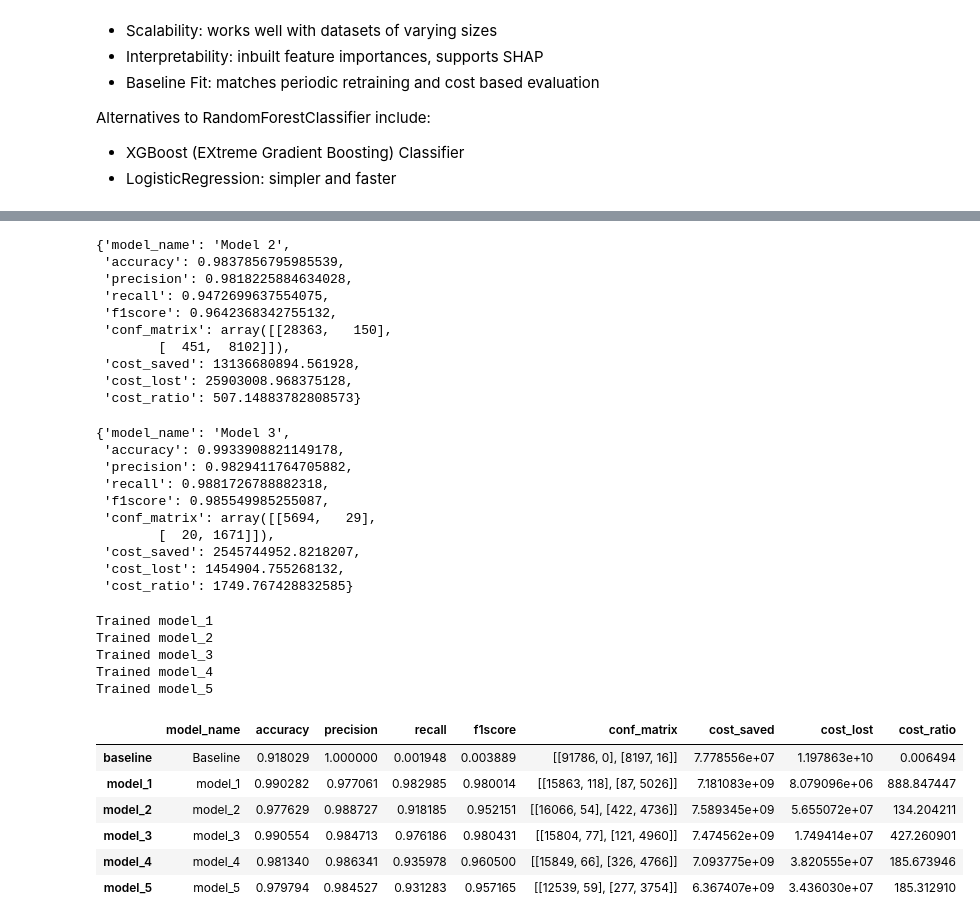
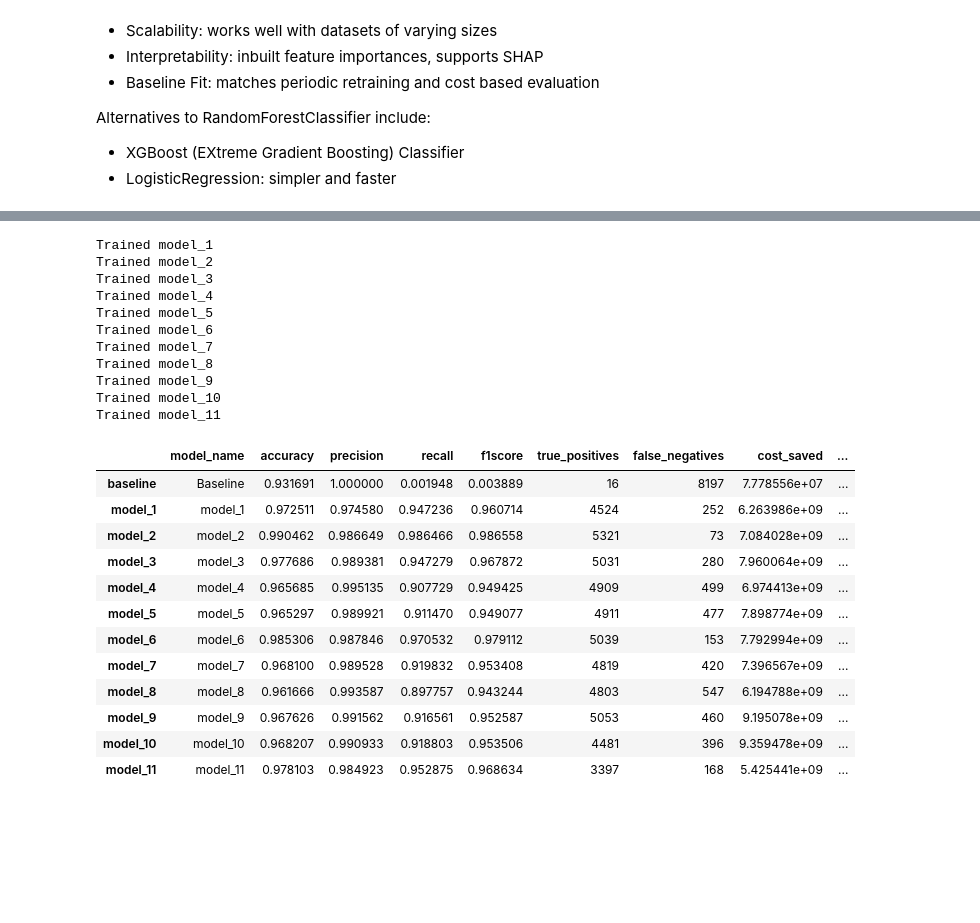
Before and after one commit to maradeben/msc_fraud_detection, a Jupyter notebook: notebook.ipynb, the cells around one changed output, grey strips where cells are left out. Saved outputs shown, nothing was run; the diff lists cells and outputs as text; code cells hidden in the pictures; blank space fills up the shorter version.

Commit message:
completed full training and testing pipeline

```diff
--- a/notebook.ipynb
+++ b/notebook.ipynb
@@ -497,34 +463 @@ ValueError: Found array with 0 sample(s) (shape=(0, 6)) while a minimum of 1 is
-# %%
-# adapting, training on mid data
-train_features = ['amount', 'oldbalanceOrg', 'newbalanceOrig', 'oldbalanceDest', 'newbalanceDest', 'hour']
-rfc.fit(X_data[1][train_features], y_data[1])
-evaluate_model(y_data[2], rfc.predict(X_data[2][train_features]), X_data[2]['unscaled_amount'], "Model 2")
-# %% [output]
-{'model_name': 'Model 2',
- 'accuracy': 0.9837856795985539,
- 'precision': 0.9818225884634028,
- 'recall': 0.9472699637554075,
- 'f1score': 0.9642368342755132,
- 'conf_matrix': array([[28363,   150],
-        [  451,  8102]]),
- 'cost_saved': 13136680894.561928,
- 'cost_lost': 25903008.968375128,
- 'cost_ratio': 507.14883782808573}
-# %%
-# adapting, training on mid data
-train_features = ['amount', 'oldbalanceOrg', 'newbalanceOrig', 'oldbalanceDest', 'newbalanceDest', 'hour']
-X_l_train, X_l_test, y_l_train, y_l_test = train_test_split(X_data[2], y_data[2], test_size=0.2, random_state=42)
-rfc.fit(X_l_train[train_features], y_l_train)
-evaluate_model(y_l_test, rfc.predict(X_l_test[train_features]), X_l_test['unscaled_amount'], "Model 3")
-# %% [output]
-{'model_name': 'Model 3',
- 'accuracy': 0.9933908821149178,
- 'precision': 0.9829411764705882,
- 'recall': 0.9881726788882318,
- 'f1score': 0.985549985255087,
- 'conf_matrix': array([[5694,   29],
-        [  20, 1671]]),
- 'cost_saved': 2545744952.8218207,
- 'cost_lost': 1454904.755268132,
- 'cost_ratio': 1749.767428832585}
 # %%
@@ -562,21 +514,36 @@ def train_adapt_models() -> dict:
 # %%
-all_metrics = train_adapt_models()
+all_metrics = train_adapt_models(periods)
 # %% [output]
 Trained model_1
 Trained model_2
 Trained model_3
 Trained model_4
 Trained model_5
+Trained model_6
+Trained model_7
+Trained model_8
+Trained model_9
+Trained model_10
+Trained model_11
+# %%
+adaptive_metrics = all_metrics['adaptive_model_metrics']
+static_metrics = all_metrics['static_model_metrics']
 # %%
-all_metrics['baseline'] = base_metrics
-metrics_df = pd.DataFrame.from_dict(all_metrics, orient='index')
-metrics_df = metrics_df.reindex(np.roll(metrics_df.index, shift=1))
-metrics_df
+adaptive_metrics['baseline'] = base_metrics
+adaptive_metrics_df = pd.DataFrame.from_dict(adaptive_metrics, orient='index')
+adaptive_metrics_df = adaptive_metrics_df.reindex(np.roll(adaptive_metrics_df.index, shift=1))
+adaptive_metrics_df
 # %% [output]
-|  | model_name | accuracy | precision | recall | f1score | conf_matrix | cost_saved | cost_lost | cost_ratio |
-| baseline | Baseline | 0.918029 | 1.000000 | 0.001948 | 0.003889 | [[91786, 0], [8197, 16]] | 7.778556e+07 | 1.197863e+10 | 0.006494 |
-| model_1 | model_1 | 0.990282 | 0.977061 | 0.982985 | 0.980014 | [[15863, 118], [87, 5026]] | 7.181083e+09 | 8.079096e+06 | 888.847447 |
-| model_2 | model_2 | 0.977629 | 0.988727 | 0.918185 | 0.952151 | [[16066, 54], [422, 4736]] | 7.589345e+09 | 5.655072e+07 | 134.204211 |
-| model_3 | model_3 | 0.990554 | 0.984713 | 0.976186 | 0.980431 | [[15804, 77], [121, 4960]] | 7.474562e+09 | 1.749414e+07 | 427.260901 |
-| model_4 | model_4 | 0.981340 | 0.986341 | 0.935978 | 0.960500 | [[15849, 66], [326, 4766]] | 7.093775e+09 | 3.820555e+07 | 185.673946 |
-| model_5 | model_5 | 0.979794 | 0.984527 | 0.931283 | 0.957165 | [[12539, 59], [277, 3754]] | 6.367407e+09 | 3.436030e+07 | 185.312910 |
+|  | model_name | accuracy | precision | recall | f1score | true_positives | false_negatives | cost_saved | ... |
+| baseline | Baseline | 0.931691 | 1.000000 | 0.001948 | 0.003889 | 16 | 8197 | 7.778556e+07 | ... |
+| model_1 | model_1 | 0.972511 | 0.974580 | 0.947236 | 0.960714 | 4524 | 252 | 6.263986e+09 | ... |
+| model_2 | model_2 | 0.990462 | 0.986649 | 0.986466 | 0.986558 | 5321 | 73 | 7.084028e+09 | ... |
+| model_3 | model_3 | 0.977686 | 0.989381 | 0.947279 | 0.967872 | 5031 | 280 | 7.960064e+09 | ... |
+| model_4 | model_4 | 0.965685 | 0.995135 | 0.907729 | 0.949425 | 4909 | 499 | 6.974413e+09 | ... |
+| model_5 | model_5 | 0.965297 | 0.989921 | 0.911470 | 0.949077 | 4911 | 477 | 7.898774e+09 | ... |
+| model_6 | model_6 | 0.985306 | 0.987846 | 0.970532 | 0.979112 | 5039 | 153 | 7.792994e+09 | ... |
+| model_7 | model_7 | 0.968100 | 0.989528 | 0.919832 | 0.953408 | 4819 | 420 | 7.396567e+09 | ... |
+| model_8 | model_8 | 0.961666 | 0.993587 | 0.897757 | 0.943244 | 4803 | 547 | 6.194788e+09 | ... |
+| model_9 | model_9 | 0.967626 | 0.991562 | 0.916561 | 0.952587 | 5053 | 460 | 9.195078e+09 | ... |
+| model_10 | model_10 | 0.968207 | 0.990933 | 0.918803 | 0.953506 | 4481 | 396 | 9.359478e+09 | ... |
+| model_11 | model_11 | 0.978103 | 0.984923 | 0.952875 | 0.968634 | 3397 | 168 | 5.425441e+09 | ... |
```
Also changed, not shown: parts of 25 cells of this notebook, 16 other files.
